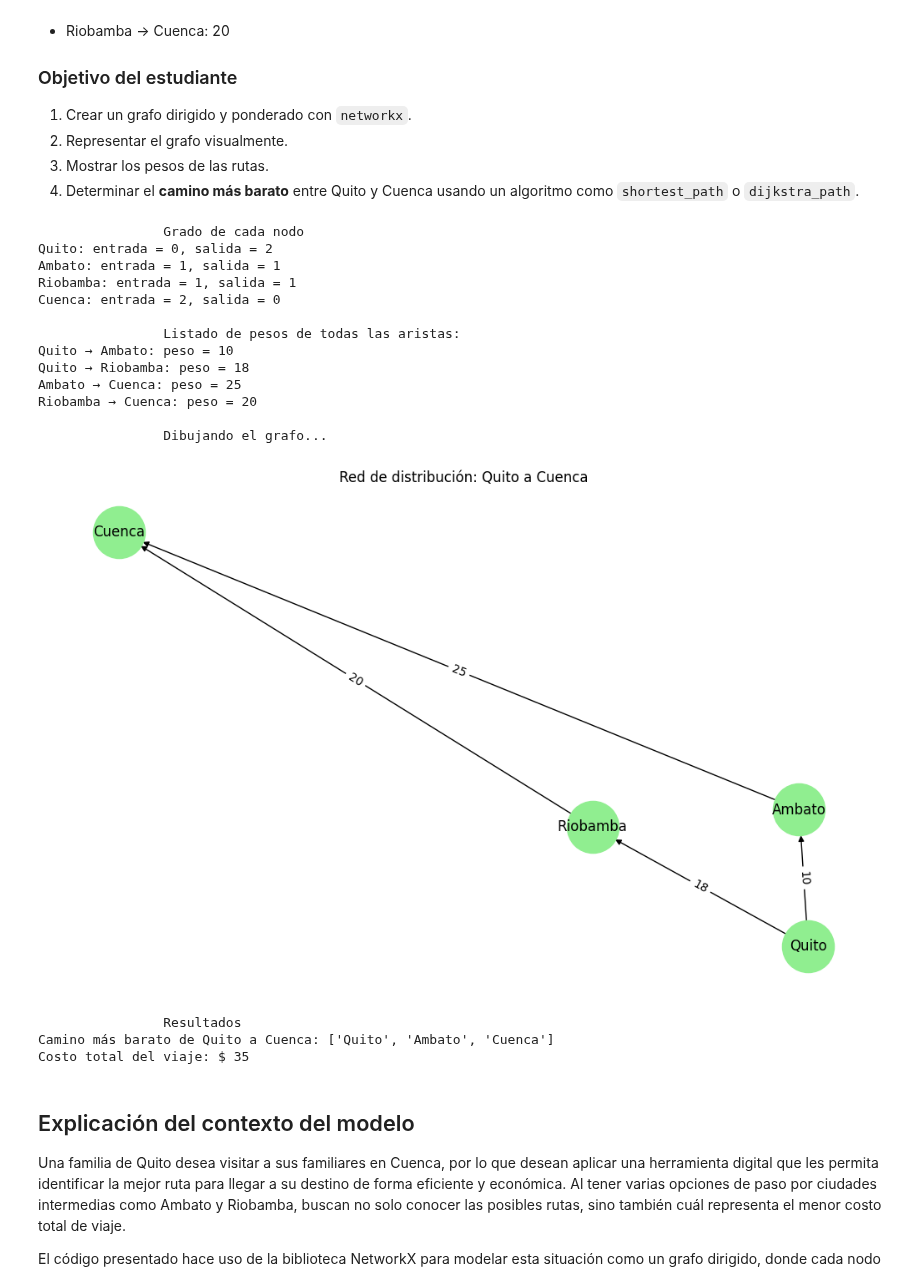
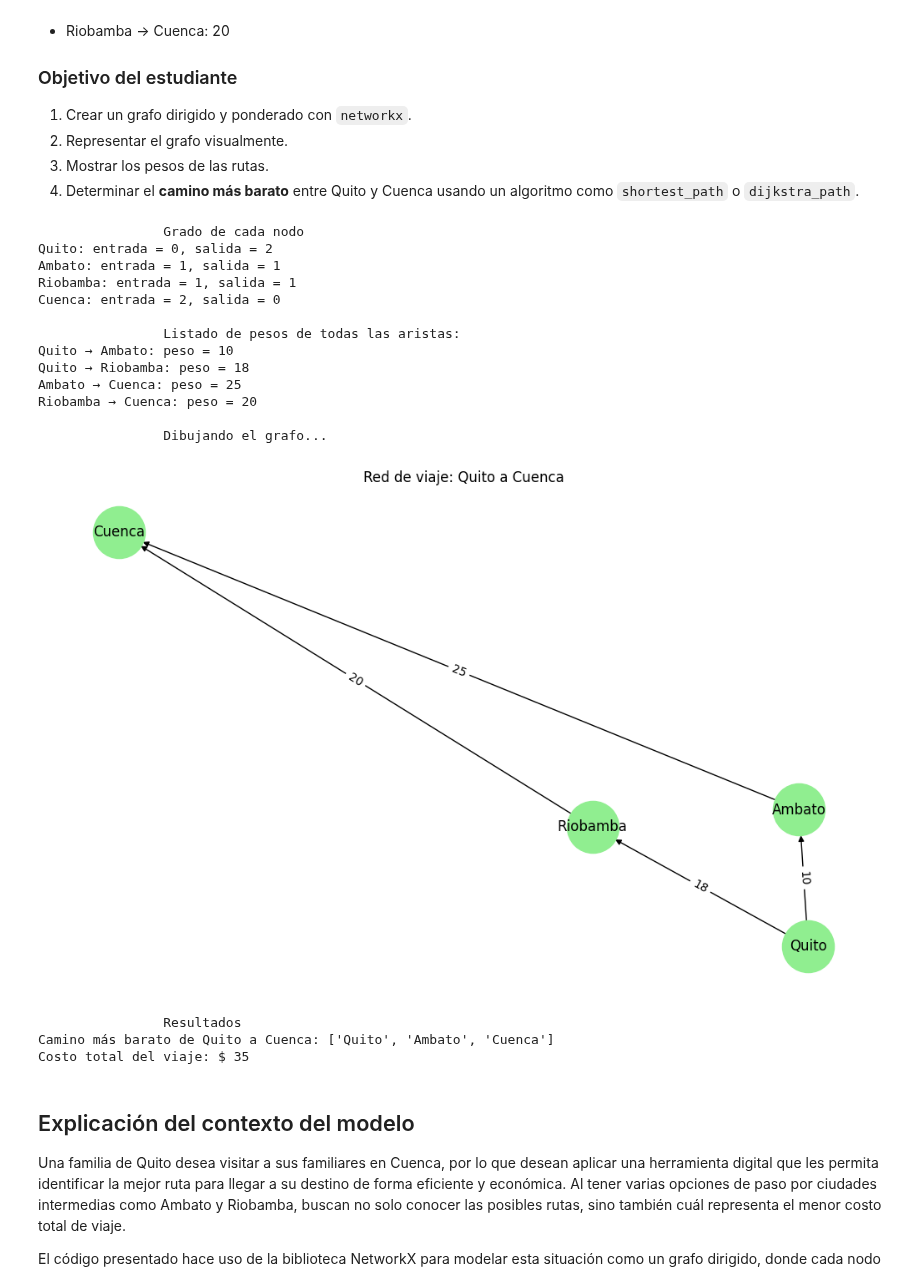
Before and after one commit to Rudepro/Programacion-IV, a Jupyter notebook: Semana IX/2_1_Ejercicio_Grafos_Ponderados.ipynb, the cells around one changed output. Cells and saved outputs as stored; diff of their text form; code cells hidden in the pictures.

```diff
--- a/Semana IX/2_1_Ejercicio_Grafos_Ponderados.ipynb
+++ b/Semana IX/2_1_Ejercicio_Grafos_Ponderados.ipynb
@@ -88,35 +88,35 @@ nx.draw(G, pos, with_labels=True, node_color='lightgreen', node_size=2000, font_
 # Mostramos los pesos sobre las aristas
 labels = nx.get_edge_attributes(G, 'weight')
 nx.draw_networkx_edge_labels(G, pos, edge_labels=labels)
 
 # Título del gráfico
-plt.title("Red de distribución: Quito a Cuenca")
+plt.title("Red de viaje: Quito a Cuenca")
 plt.axis('off')
 plt.show()
 
 # 🧠 Encontramos el camino más barato y su costo total usando Dijkstra
 camino = nx.dijkstra_path(G, source='Quito', target='Cuenca')
 costo = nx.dijkstra_path_length(G, source='Quito', target='Cuenca')
 
 # Mostramos resultados
 print("\t\tResultados")
 print("Camino más barato de Quito a Cuenca:", camino)
 print("Costo total del viaje: $", costo)
 # %% [output]
                 Grado de cada nodo
 Quito: entrada = 0, salida = 2
 Ambato: entrada = 1, salida = 1
 Riobamba: entrada = 1, salida = 1
 Cuenca: entrada = 2, salida = 0
 
                 Listado de pesos de todas las aristas:
 Quito → Ambato: peso = 10
 Quito → Riobamba: peso = 18
 Ambato → Cuenca: peso = 25
 Riobamba → Cuenca: peso = 20
 
                 Dibujando el grafo...
-[figure, old version]
+[figure, new version]
                 Resultados
 Camino más barato de Quito a Cuenca: ['Quito', 'Ambato', 'Cuenca']
 Costo total del viaje: $ 35
```
Also changed, not shown: 1 other file.
